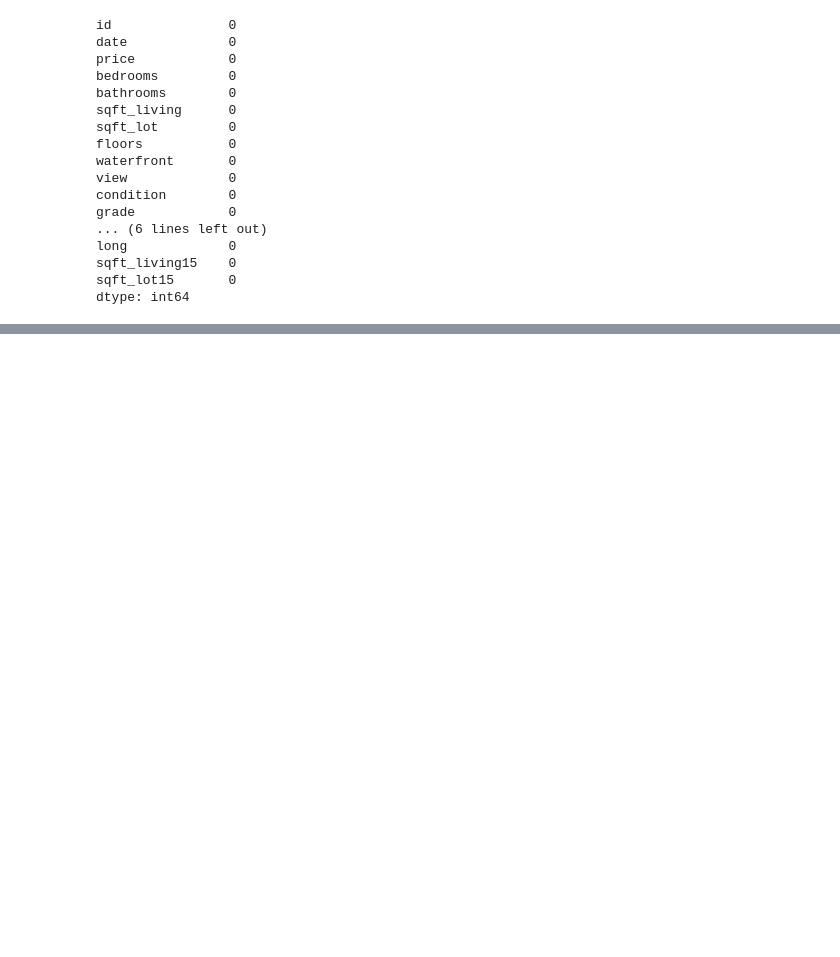
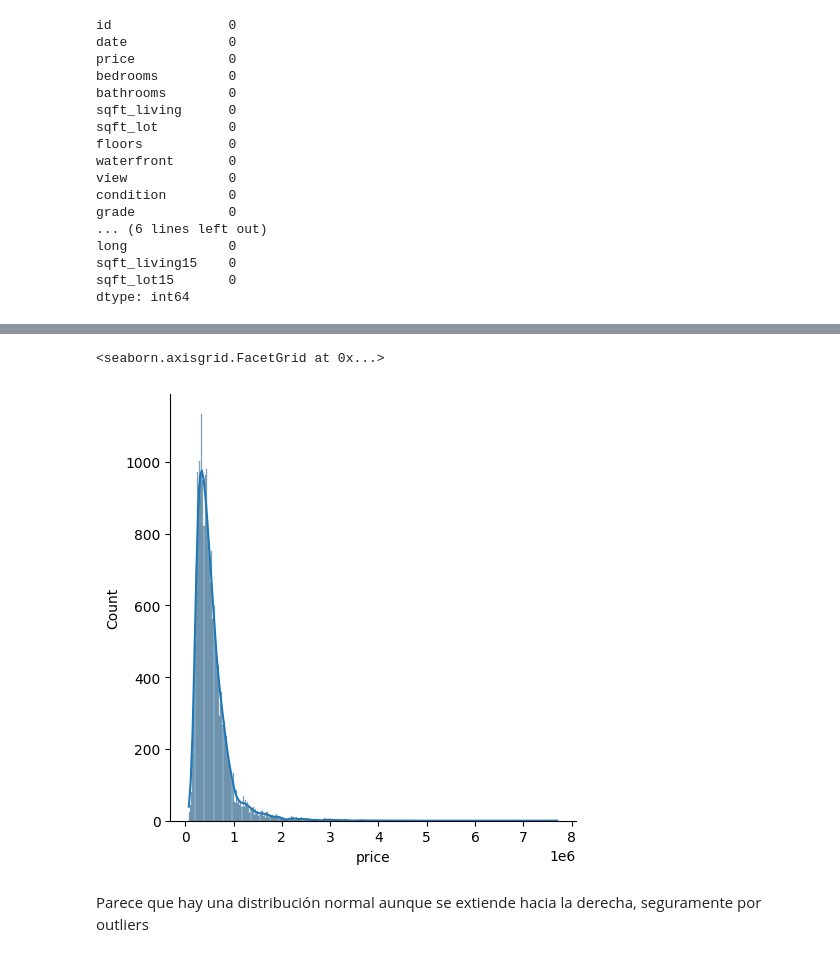
Before and after one commit to AI-School-F5-P2/Ml_training_SGS, a Jupyter notebook: UK houses.ipynb, the cells around one changed output, grey strips where cells are left out. Cells and saved outputs as stored; diff of their text form; code cells hidden in the pictures; blank space fills up the shorter version.

```diff
--- a/UK houses.ipynb
+++ b/UK houses.ipynb
@@ -166,0 +191,7 @@ categoricals
+# %%
+sns.displot(data=df, x="price", kde=True)
+# %% [output]
+<seaborn.axisgrid.FacetGrid at 0x...>
+[figure, added]
+# %% [markdown]
+Parece que hay una distribución normal aunque se extiende hacia la derecha, seguramente por outliers
```
Also changed, not shown: parts of 14 cells of this notebook.
